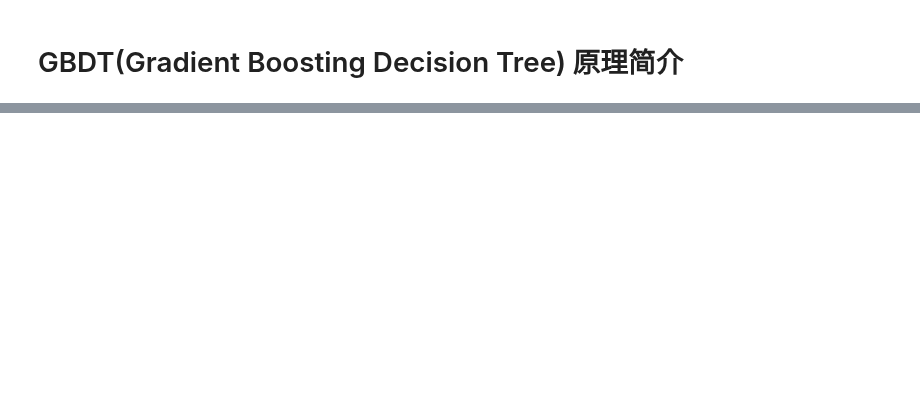
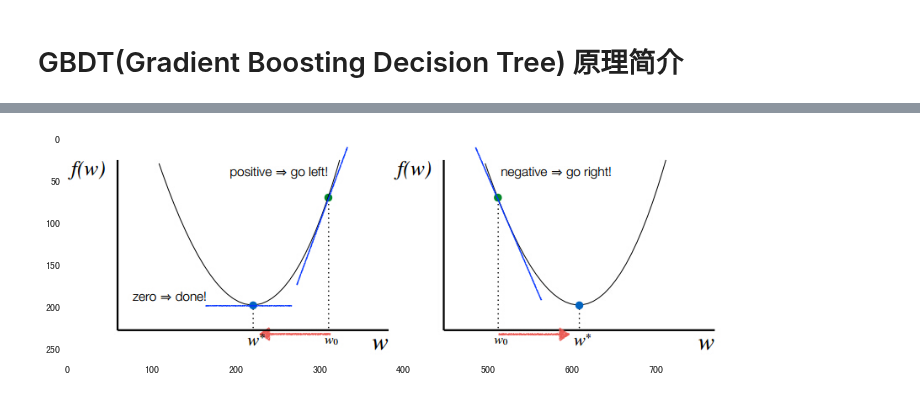
Before and after one commit to facaiy/book_notes, a Jupyter notebook: machine_learning/tree/gbdt/intro.ipynb, the cells around one changed output, grey strips where cells are left out. Cells and saved outputs as stored; diff of their text form; code cells hidden in the pictures; blank space fills up the shorter version.

```diff
--- a/machine_learning/tree/gbdt/intro.ipynb
+++ b/machine_learning/tree/gbdt/intro.ipynb
@@ -50,0 +58,4 @@ ref:
+# %%
+show_image("./res/gradient_descent.jpg", figsize=(12,8))
+# %% [output]
+[figure, added]
```
Also changed, not shown: parts of 16 cells of this notebook, 5 other files.
